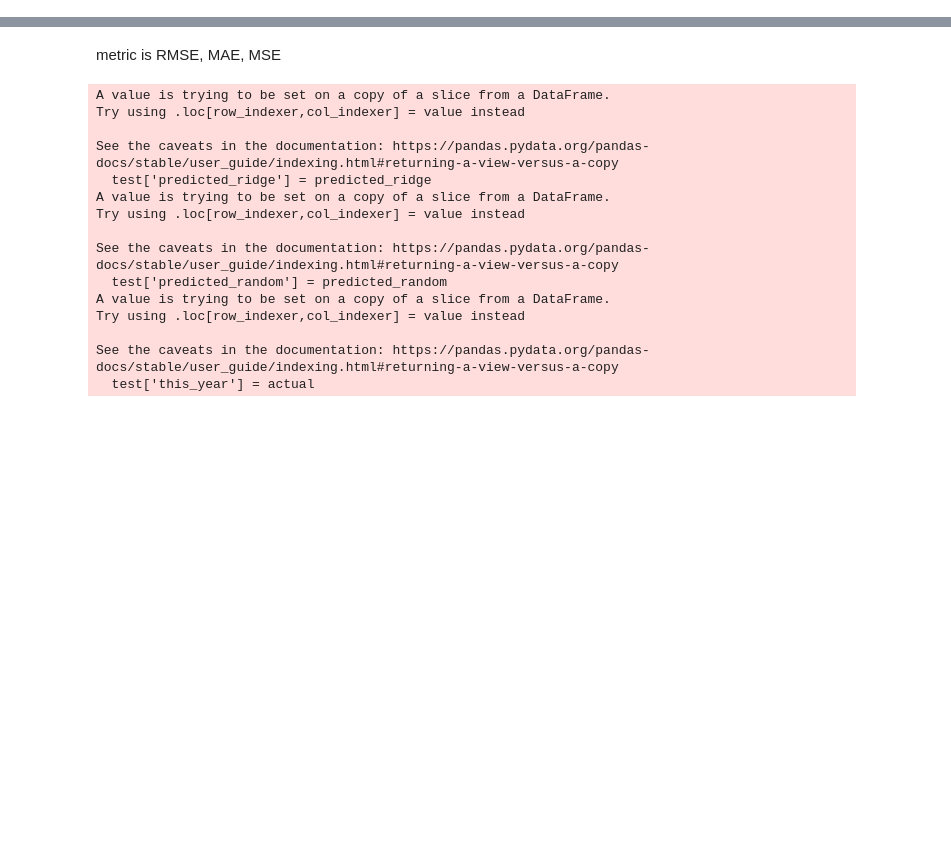
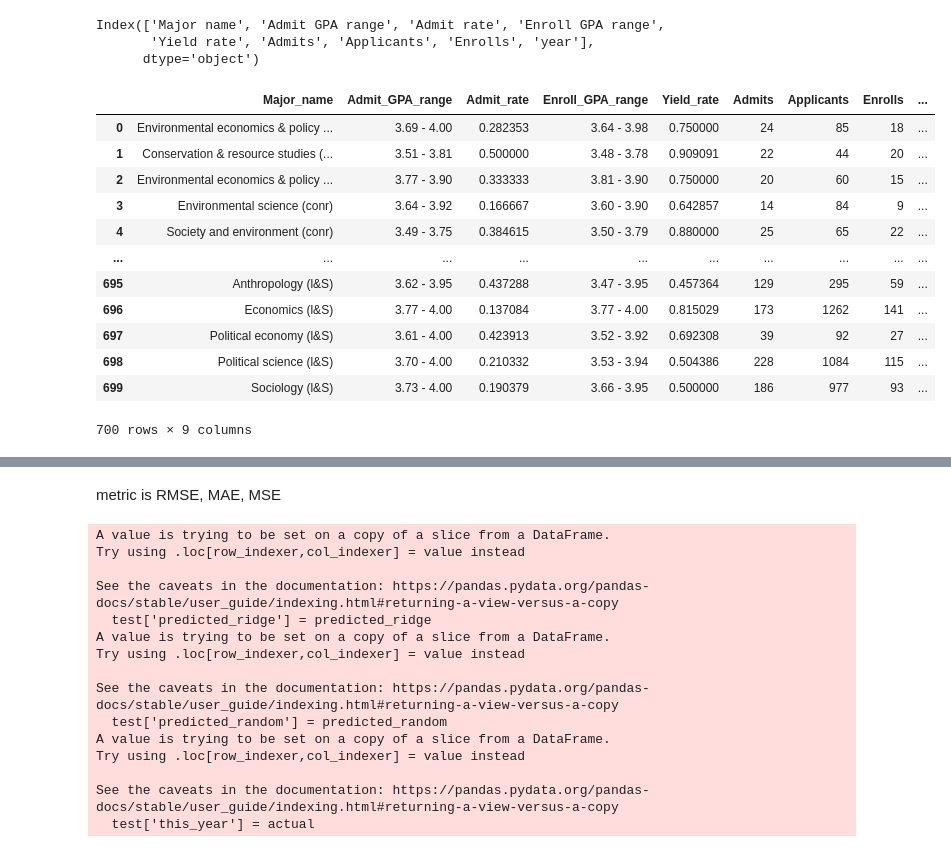
Before and after one commit to ayumu0622/AdmissionInsightsWeb, a Jupyter notebook: predict.ipynb, the cells around one changed output, grey strips where cells are left out. Cells and saved outputs as stored; diff of their text form; code cells hidden in the pictures; blank space fills up the shorter version.

```diff
--- a/predict.ipynb
+++ b/predict.ipynb
@@ -10,0 +11,6 @@ df = pd.read_csv("/Users/ayumuueda/Desktop/UC-Transfer-Analyzer/data/berkeley_ta
+# %%
+df.columns
+# %% [output]
+Index(['Major name', 'Admit GPA range', 'Admit rate', 'Enroll GPA range',
+       'Yield rate', 'Admits', 'Applicants', 'Enrolls', 'year'],
+      dtype='object')
@@ -11,3 +19,19 @@ df = pd.read_csv("/Users/ayumuueda/Desktop/UC-Transfer-Analyzer/data/berkeley_ta
+# %%
+df
+# %% [output]
+|  | Major_name | Admit_GPA_range | Admit_rate | Enroll_GPA_range | Yield_rate | Admits | Applicants | Enrolls | ... |
+| 0 | Environmental economics & policy ... | 3.69 - 4.00 | 0.282353 | 3.64 - 3.98 | 0.750000 | 24 | 85 | 18 | ... |
+| 1 | Conservation & resource studies (... | 3.51 - 3.81 | 0.500000 | 3.48 - 3.78 | 0.909091 | 22 | 44 | 20 | ... |
+| 2 | Environmental economics & policy ... | 3.77 - 3.90 | 0.333333 | 3.81 - 3.90 | 0.750000 | 20 | 60 | 15 | ... |
+| 3 | Environmental science (conr) | 3.64 - 3.92 | 0.166667 | 3.60 - 3.90 | 0.642857 | 14 | 84 | 9 | ... |
+| 4 | Society and environment (conr) | 3.49 - 3.75 | 0.384615 | 3.50 - 3.79 | 0.880000 | 25 | 65 | 22 | ... |
+| ... | ... | ... | ... | ... | ... | ... | ... | ... | ... |
+| 695 | Anthropology (l&S) | 3.62 - 3.95 | 0.437288 | 3.47 - 3.95 | 0.457364 | 129 | 295 | 59 | ... |
+| 696 | Economics (l&S) | 3.77 - 4.00 | 0.137084 | 3.77 - 4.00 | 0.815029 | 173 | 1262 | 141 | ... |
+| 697 | Political economy (l&S) | 3.61 - 4.00 | 0.423913 | 3.52 - 3.92 | 0.692308 | 39 | 92 | 27 | ... |
+| 698 | Political science (l&S) | 3.70 - 4.00 | 0.210332 | 3.53 - 3.94 | 0.504386 | 228 | 1084 | 115 | ... |
+| 699 | Sociology (l&S) | 3.73 - 4.00 | 0.190379 | 3.66 - 3.95 | 0.500000 | 186 | 977 | 93 | ... |
+700 rows × 9 columns
 # %%
 def first_q(col):
     return float(col[0:4])
```
Also changed, not shown: parts of 11 cells of this notebook, 11 other files.
